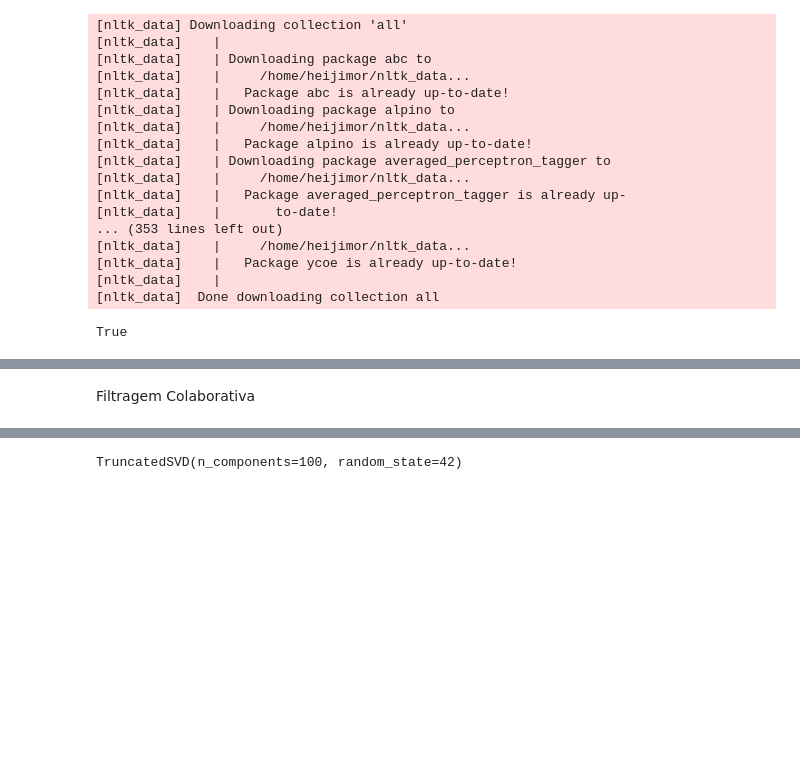
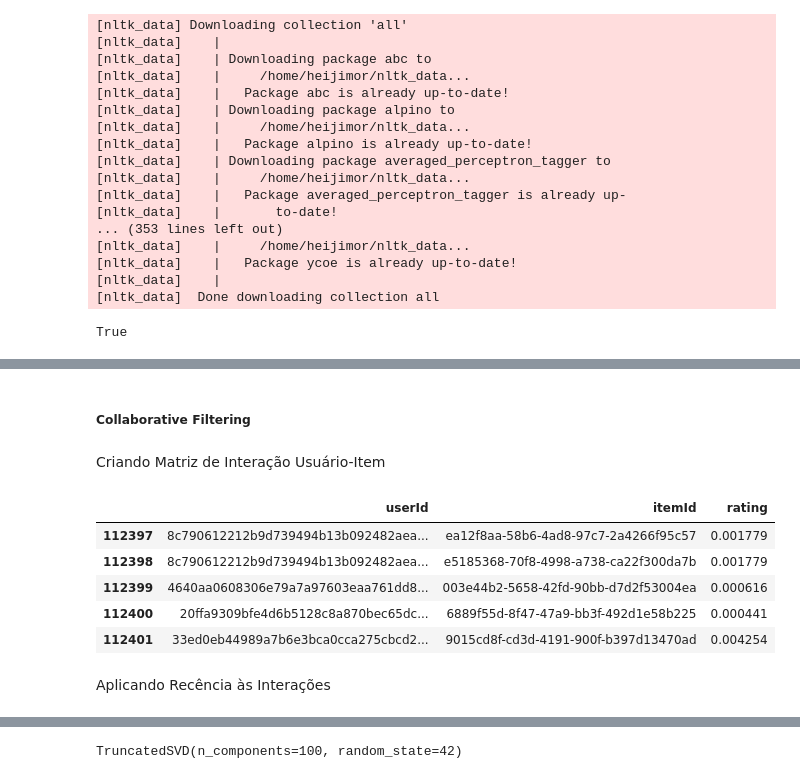
Before and after one commit to heijimor/datathon-ml, a Jupyter notebook: train_service/pipeline/train_model.ipynb, the cells around one changed output, grey strips where cells are left out. Cells and saved outputs as stored; diff of their text form; code cells hidden in the pictures; blank space fills up the shorter version.

```diff
--- a/train_service/pipeline/train_model.ipynb
+++ b/train_service/pipeline/train_model.ipynb
@@ -63,8 +69,10 @@ n_neighbors = 5
 nbrs = NearestNeighbors(n_neighbors=n_neighbors, metric='cosine').fit(tfidf_matrix)
 distances, indices = nbrs.kneighbors(tfidf_matrix)
 cosine_sim = 1 - distances
-# %% [markdown]
-Filtragem Colaborativa
+# %% [markdown]
+##### Collaborative Filtering
+# %% [markdown]
+Criando Matriz de Interação Usuário-Item
 # %%
 ratings = []
 for _, user in df_users.iterrows():
@@ -74,5 +82,16 @@ for _, user in df_users.iterrows():
                   user["scrollPercentageHistory"] * 0.3)  # Modifique os pesos conforme necessário
         ratings.append({"userId": user["userId"], "itemId": news_id, "rating": rating})
 ratings_df = pd.DataFrame(ratings)
+# %%
+ratings_df.tail()
+# %% [output]
+|  | userId | itemId | rating |
+| 112397 | 8c790612212b9d739494b13b092482aea... | ea12f8aa-58b6-4ad8-97c7-2a4266f95c57 | 0.001779 |
+| 112398 | 8c790612212b9d739494b13b092482aea... | e5185368-70f8-4998-a738-ca22f300da7b | 0.001779 |
+| 112399 | 4640aa0608306e79a7a97603eaa761dd8... | 003e44b2-5658-42fd-90bb-d7d2f53004ea | 0.000616 |
+| 112400 | 20ffa9309bfe4d6b5128c8a870bec65dc... | 6889f55d-8f47-47a9-bb3f-492d1e58b225 | 0.000441 |
+| 112401 | 33ed0eb44989a7b6e3bca0cca275cbcd2... | 9015cd8f-cd3d-4191-900f-b397d13470ad | 0.004254 |
+# %% [markdown]
+Aplicando Recência às Interações
 # %%
 recency_dict = df_articles["recency_score"].to_dict()
```
Also changed, not shown: parts of 13 cells of this notebook, 8 other files.
